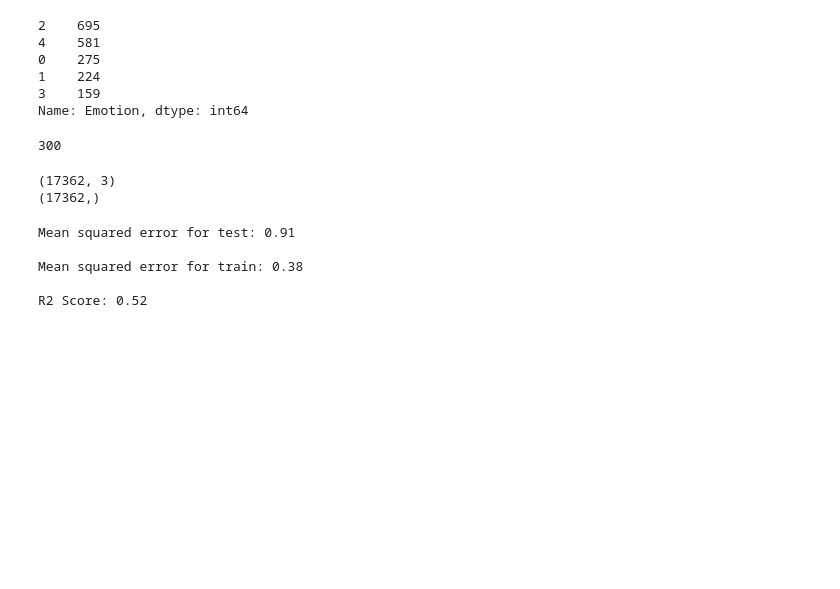
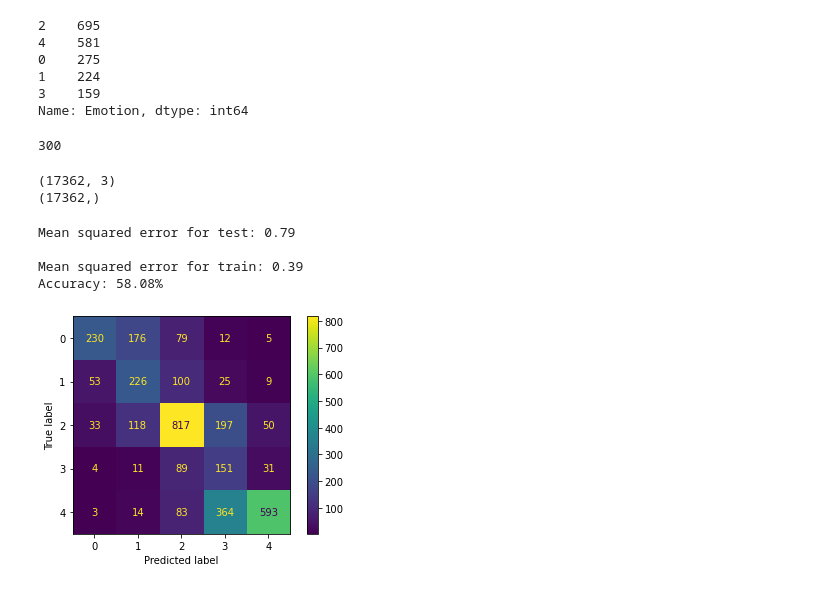
Before and after one commit to CS418/group-project-phoenix, a Jupyter notebook: Shaun_v1.ipynb, the cells around one changed output. Drawn from its saved outputs; the diff is of its cells as text; code cells hidden in the pictures; blank space fills up the shorter version.

```diff
--- a/Shaun_v1.ipynb
+++ b/Shaun_v1.ipynb
@@ -281,21 +278,31 @@ from sklearn.model_selection import train_test_split
 X_train, X_test, Y_train, Y_test = train_test_split(X_processed, Y, test_size=0.2, random_state=42)
 # %%
 from sklearn.linear_model import LinearRegression
-from sklearn.metrics import mean_squared_error, r2_score, classification_report, confusion_matrix
+from sklearn.metrics import mean_squared_error, r2_score, classification_report
+from sklearn.metrics import confusion_matrix, ConfusionMatrixDisplay
 
 model_1 = LinearRegression()
 model_1.fit(X_train, Y_train)
 Y_pred = model_1.predict(X_test)
+Y_pred = np.array([round(i) if round(i)<5 else 4 for i in Y_pred])
+Y_pred = np.array([0 if i<0 else i for i in Y_pred])
 Y_pred_train = model_1.predict(X_train)
+Y_pred_train = np.array([round(i) if round(i)<5 else 4 for i in Y_pred_train])
+Y_pred_train = np.array([0 if i<0 else i for i in Y_pred_train])
 
 print('\nMean squared error for test: %.2f'% mean_squared_error(Y_test, Y_pred))
 print('\nMean squared error for train: %.2f'% mean_squared_error(Y_train, Y_pred_train))
 
-print('\nR2 Score: %.2f'%r2_score(Y_test,Y_pred))
+cm = confusion_matrix(Y_test, Y_pred)
+cmd = ConfusionMatrixDisplay(cm, display_labels=[0,1,2,3,4])
+cmd.plot()
+
+accuracy = (sum(1 for x,y in zip(Y_test, Y_pred) if x == y) / len(Y_test))*100
+print(f'Accuracy: {accuracy:.2f}%')
 # %% [output]
-Mean squared error for test: 0.91
+Mean squared error for test: 0.79
 
-Mean squared error for train: 0.38
-
-R2 Score: 0.52
+Mean squared error for train: 0.39
+Accuracy: 58.08%
+[figure, added]
 # %%
```
Also changed, not shown: parts of 6 cells of this notebook.
